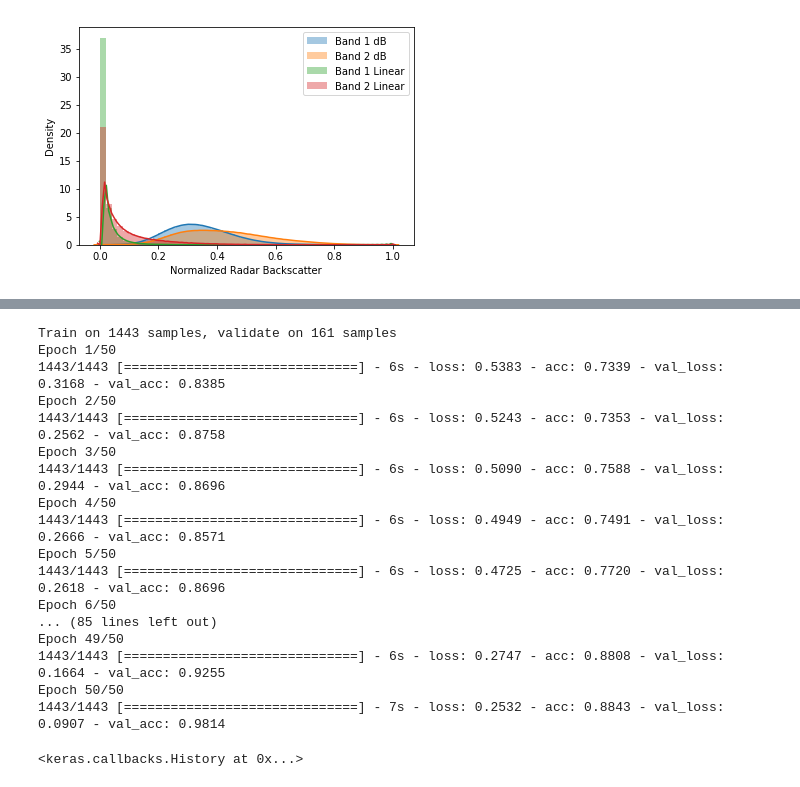
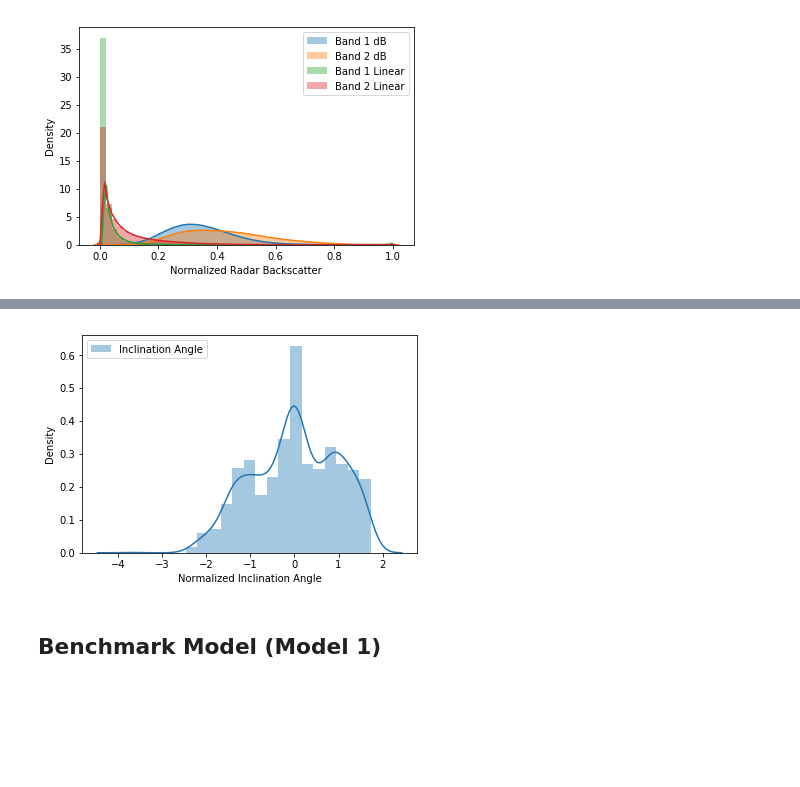
Before and after one commit to JamesFCoffey/Iceberg-or-Ship-CNN-Classifier, a Jupyter notebook: iceberg.ipynb, the cells around one changed output, grey strips where cells are left out. Drawn from its saved outputs; the diff is of its cells as text; code cells hidden in the pictures; blank space fills up the shorter version.

```diff
--- a/iceberg.ipynb
+++ b/iceberg.ipynb
@@ -522,23 +204,0 @@ checkpointer = ModelCheckpoint(filepath='weights.best.iceberg.hdf5',
-# %%
-# model.fit([bandOneTrain, bandTwoTrain, incTrain], [trainTargets], epochs=50, batch_size=32)
-
-model.fit([bandOneTrain, bandTwoTrain, incTrain], [trainTargets], batch_size=32, epochs=50, verbose=1, callbacks=[checkpointer], validation_split=0.1)
-# %% [output]
-Train on 1443 samples, validate on 161 samples
-Epoch 1/50
-1443/1443 [==============================] - 6s - loss: 0.5383 - acc: 0.7339 - val_loss: 0.3168 - val_acc: 0.8385
-Epoch 2/50
-1443/1443 [==============================] - 6s - loss: 0.5243 - acc: 0.7353 - val_loss: 0.2562 - val_acc: 0.8758
-Epoch 3/50
-1443/1443 [==============================] - 6s - loss: 0.5090 - acc: 0.7588 - val_loss: 0.2944 - val_acc: 0.8696
-Epoch 4/50
-1443/1443 [==============================] - 6s - loss: 0.4949 - acc: 0.7491 - val_loss: 0.2666 - val_acc: 0.8571
-Epoch 5/50
-1443/1443 [==============================] - 6s - loss: 0.4725 - acc: 0.7720 - val_loss: 0.2618 - val_acc: 0.8696
-Epoch 6/50
-... (85 lines left out)
-Epoch 49/50
-1443/1443 [==============================] - 6s - loss: 0.2747 - acc: 0.8808 - val_loss: 0.1664 - val_acc: 0.9255
-Epoch 50/50
-1443/1443 [==============================] - 7s - loss: 0.2532 - acc: 0.8843 - val_loss: 0.0907 - val_acc: 0.9814
-<keras.callbacks.History at 0x...>
@@ -544,0 +227,36 @@ Epoch 50/50
+# %%
+# We have missing values for the inclination angle feature in the train data.
+# Filtering out the data may introduce bias and gives us fewer training samples.
+# Setting the missing values to 0, the mean after normalization, will make the data noisy. However, that may be okay.
+
+# First lets replace the string text 'na' with numpy NaN values.
+trainData['inc_angle'] = trainData['inc_angle'].replace('na',np.nan)
+
+# Let's drop the NaN values.
+trainData_noNaN = trainData.dropna()
+
+# From the noNaN dataset, let's get the mean and standard deviation.
+incAngleTrain_noNaN = np.array(trainData_noNaN['inc_angle'], dtype=float)
+incAngleMean = incAngleTrain_noNaN.mean(dtype=np.float64)
+incAngleStd = incAngleTrain_noNaN.std(dtype=np.float64)
+
+# Using the mean and standard deviation, normalize the inclination angle to zero mean and standard deviation of 1.
+trainData['inc_angle'] -= incAngleMean
+trainData['inc_angle'] /= incAngleStd
+
+# Replace the NaN values with the mean value, 0.0
+trainData['inc_angle'] = trainData['inc_angle'].replace(np.nan, 0.0)
+
+incAngleTrain = trainData['inc_angle']
+# %%
+sns.distplot(incAngleTrain, label='Inclination Angle')
+plt.legend()
+plt.autoscale()
+plt.xlabel('Normalized Inclination Angle')
+plt.ylabel('Density')
+plt.savefig('Normalized Inclination Angle Distribution.jpg')
+plt.show()
+# %% [output]
+[figure, added]
+# %% [markdown]
+## Benchmark Model (Model 1)
```
Also changed, not shown: parts of 53 cells of this notebook, 2 other files.
